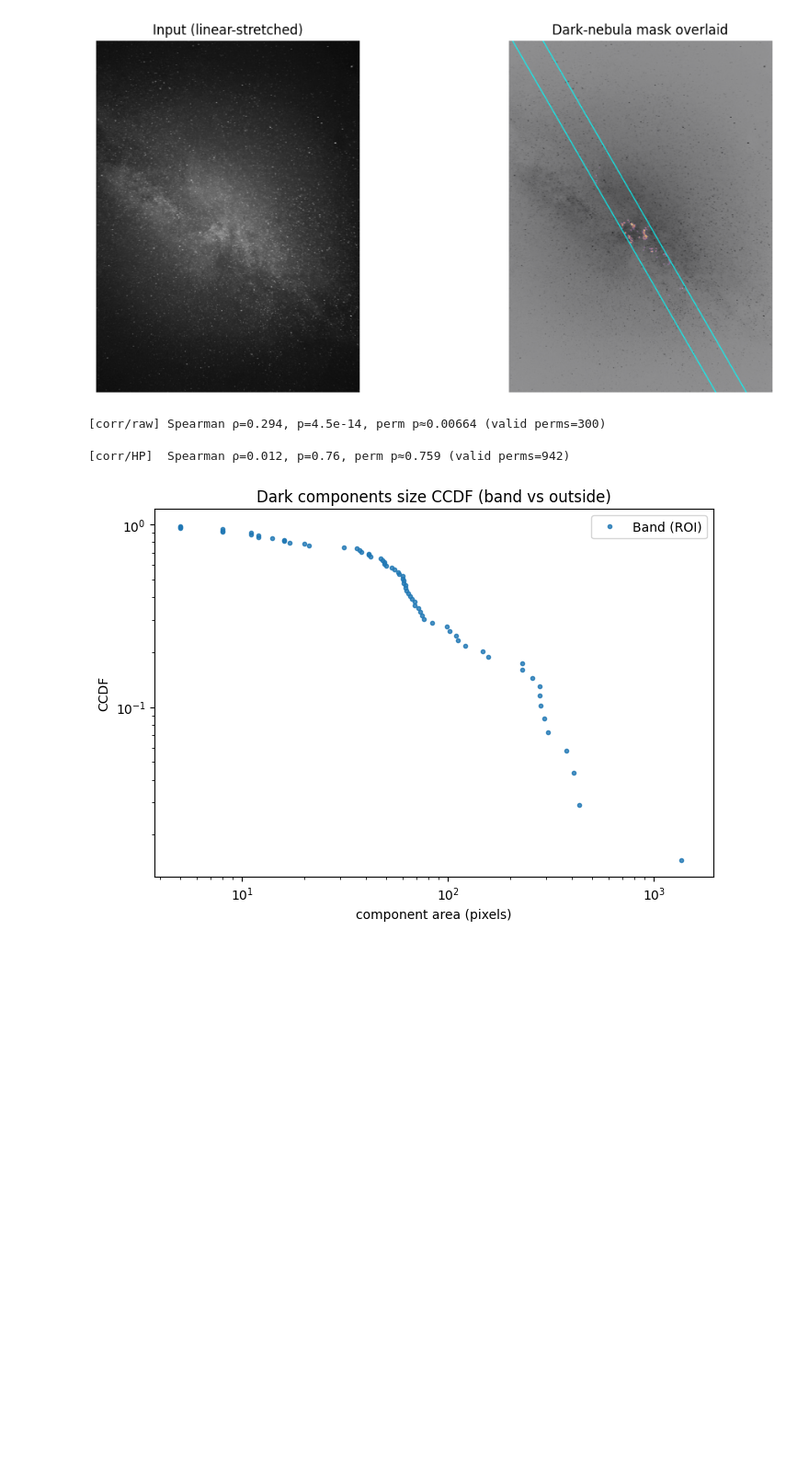
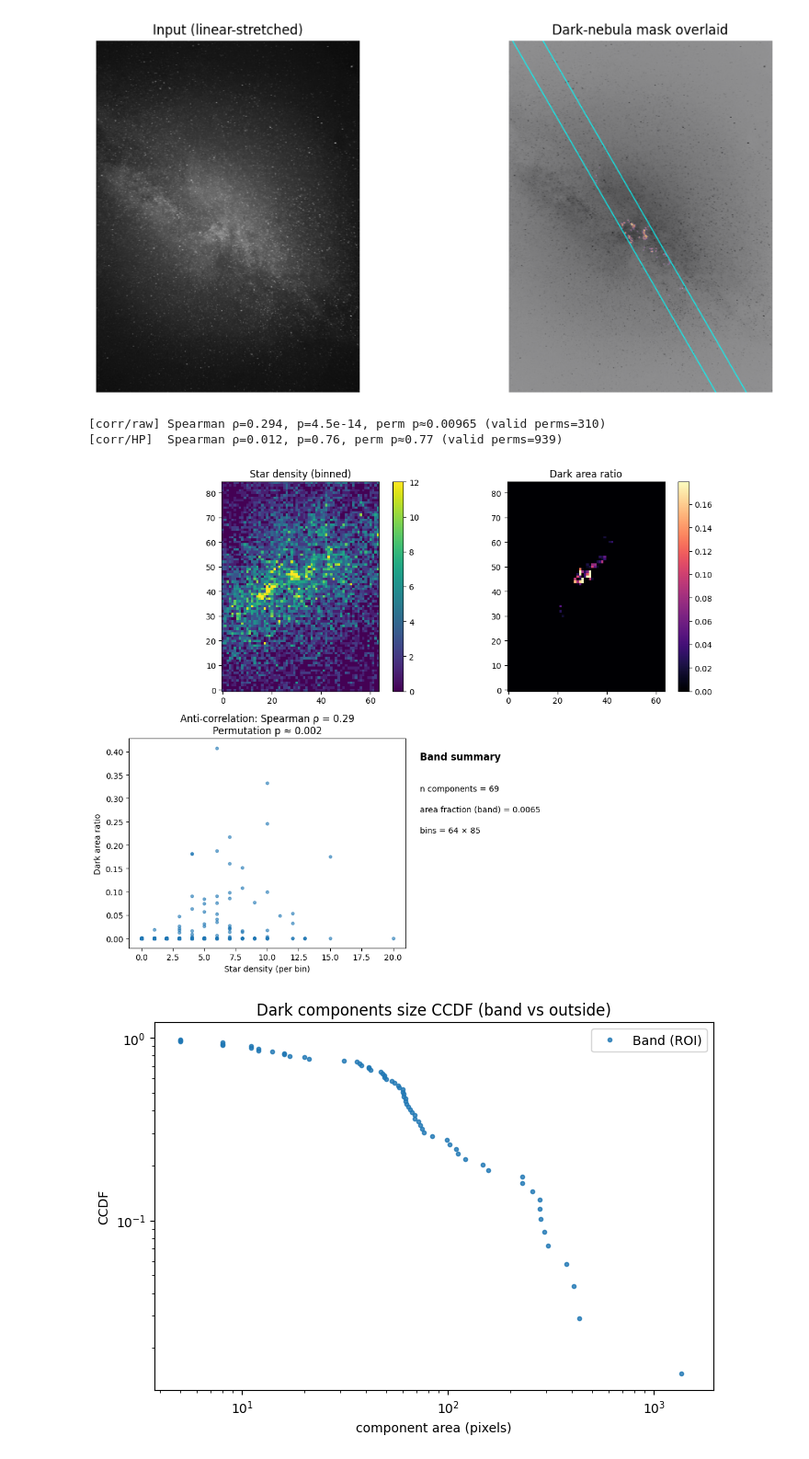
Before and after one commit to SHayashida/Amanogawa, a Jupyter notebook: notebooks/Amanogawa_dark.ipynb, the cells around one changed output. Shown at 92% size. Saved outputs shown, nothing was run; the diff lists cells and outputs as text; code cells hidden in the pictures; blank space fills up the shorter version.

```diff
--- a/notebooks/Amanogawa_dark.ipynb
+++ b/notebooks/Amanogawa_dark.ipynb
@@ -285,6 +286,7 @@ plt.show()
 # %% [output]
 [figure]
 # %%
+# 図B：星密度 vs 暗黒面積率の反相関（地図＋散布図＋ρ・有意性）
 import numpy as np
 from skimage.transform import downscale_local_mean
 from scipy.stats import spearmanr
@@ -376,35 +378,63 @@ print(f"[corr/raw] Spearman ρ={rho_raw:.3f}, p={p_raw:.3g}, perm p≈{p_perm_ra
 sigma_bins = 3  # 2〜4で適度、bins単位
 star_lo  = gaussian_filter(star_map.astype(float), sigma_bins, mode='reflect')
 dark_lo  = gaussian_filter(dark_ratio.astype(float), sigma_bins, mode='reflect')
 star_hp  = star_map - star_lo
 dark_hp  = dark_ratio - dark_lo
 
 # 標準化（帯内のみでZスコア）→ スケール合わせ
 def _z(x):
     mu, sd = np.mean(x[m]), np.std(x[m])
     return (x - mu) / (sd + 1e-9)
 
 star_hp_z = _z(star_hp)
 dark_hp_z = _z(dark_hp)
 
 rho_hp, p_hp = spearman_safe(star_hp_z[m], dark_hp_z[m])
 
 # 置換（循環シフト）— HP版
 rhos_hp = []
 for _ in range(1000):
     sx = rng.integers(0, star_hp_z.shape[1])
     sy = rng.integers(0, star_hp_z.shape[0])
     rolled = np.roll(np.roll(dark_hp_z, sx, axis=1), sy, axis=0)
     r, _ = spearman_safe(star_hp_z[m], rolled[m])
     if np.isfinite(r):
         rhos_hp.append(abs(r))
 rhos_hp = np.asarray(rhos_hp)
 p_perm_hp = (np.sum(rhos_hp >= abs(rho_hp)) + 1) / (rhos_hp.size + 1)
 
 print(f"[corr/HP]  Spearman ρ={rho_hp:.3f}, p={p_hp:.3g}, perm p≈{p_perm_hp:.3g} (valid perms={rhos_hp.size})")
+
+# 可視化（2×2：星密度、暗黒率、散布図）
+v1, v2 = np.percentile(star_map[m], [1, 99])
+u1, u2 = np.percentile(dark_ratio[m], [1, 99])
+
+fig, ax = plt.subplots(2,2, figsize=(11,9))
+im0 = ax[0,0].imshow(star_map, origin="lower", cmap="viridis", vmin=v1, vmax=v2)
+ax[0,0].set_title("Star density (binned)"); fig.colorbar(im0, ax=ax[0,0], fraction=0.046)
+im1 = ax[0,1].imshow(dark_ratio, origin="lower", cmap="magma",  vmin=u1, vmax=u2)
+ax[0,1].set_title("Dark area ratio");       fig.colorbar(im1, ax=ax[0,1], fraction=0.046)
+
+ax[1,0].scatter(star_map[m].ravel(), dark_ratio[m].ravel(), s=12, alpha=0.6)
+ax[1,0].set_xlabel("Star density (per bin)")
+ax[1,0].set_ylabel("Dark area ratio")
+ax[1,0].set_title(f"Anti-correlation: Spearman ρ = {rho:.2f}\nPermutation p ≈ {p_perm:.3g}")
+
+# 帯マスクの概要（面積率やn）をミニテキストで
+lab = label(mask_dark & (band_mask if 'band_mask' in globals() else np.ones_like(mask_dark, bool)))
+ax[1,1].axis('off')
+ax[1,1].text(0.02, 0.9, "Band summary", fontsize=12, weight="bold")
+ax[1,1].text(0.02, 0.75, f"n components = {len(regionprops(lab))}")
+ax[1,1].text(0.02, 0.65, f"area fraction (band) = {((mask_dark & (band_mask if 'band_mask' in globals() else np.ones_like(mask_dark,bool))).sum() / (band_mask.sum() if 'band_mask' in globals() else mask_dark.size)):.4f}")
+ax[1,1].text(0.02, 0.55, f"bins = {bins_x} × {bins_y}")
+
+plt.tight_layout()
+plt.savefig("FigB_star_dark_correlation.png", dpi=300)
+plt.show()
 # %% [output]
-[corr/raw] Spearman ρ=0.294, p=4.5e-14, perm p≈0.00664 (valid perms=300)
+[corr/raw] Spearman ρ=0.294, p=4.5e-14, perm p≈0.00965 (valid perms=310)
+[corr/HP]  Spearman ρ=0.012, p=0.76, perm p≈0.77 (valid perms=939)
-[corr/HP]  Spearman ρ=0.012, p=0.76, perm p≈0.759 (valid perms=942)
+[figure, added]
 # %%
 # 図C：帯内 vs 帯外 のサイズ分布（CCDF）
 from skimage.morphology import binary_dilation, disk
```
Also changed, not shown: parts of 6 cells of this notebook.
